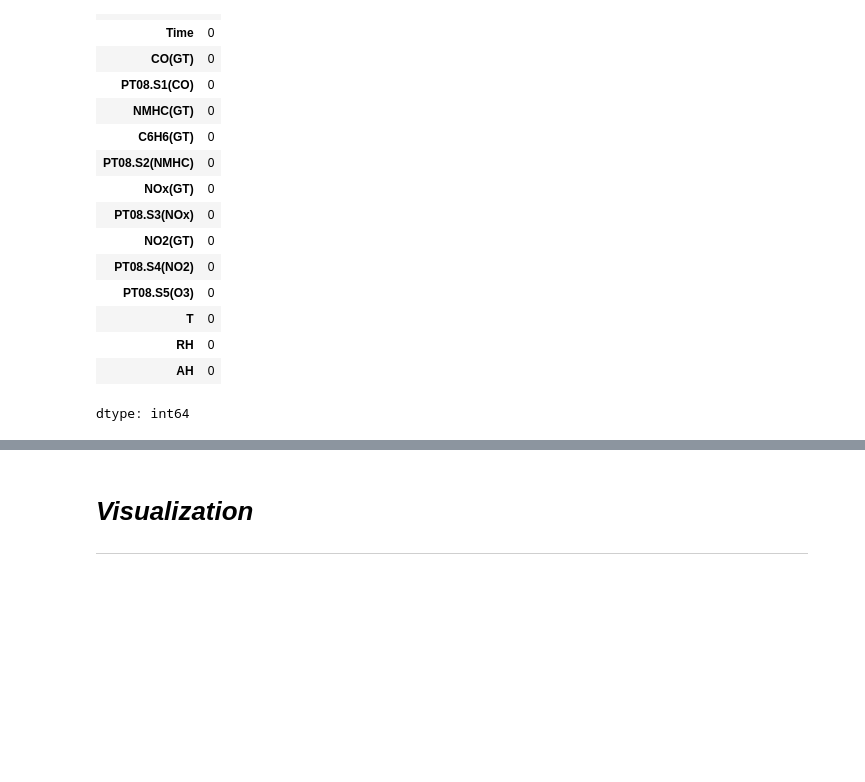
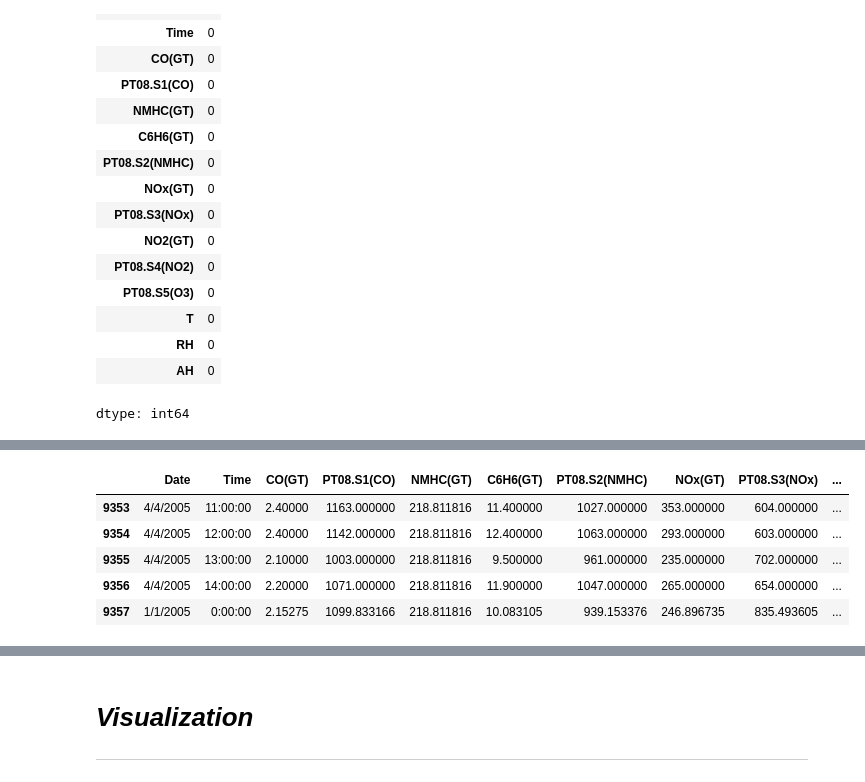
Before and after one commit to namharledba/Air-Quality-Prediction-Dashboard-, a Jupyter notebook: DataAnalysisFile.ipynb, the cells around one changed output, grey strips where cells are left out. Drawn from its saved outputs; the diff is of its cells as text; code cells hidden in the pictures; blank space fills up the shorter version.

```diff
--- a/DataAnalysisFile.ipynb
+++ b/DataAnalysisFile.ipynb
@@ -112,6 +127,7 @@ for col in numeric_cols_with_missing_indicator:
         df[col] = df[col].replace(-200, mean_val)
 
 df.dropna(axis=1, how='all', inplace=True)
+df.dropna(axis=0, how='all', inplace=True)
 
 df.fillna(df.mean(numeric_only=True), inplace=True)
 # %%
@@ -138,0 +166,9 @@ dtype: int64
+# %%
+df.tail()
+# %% [output]
+|  | Date | Time | CO(GT) | PT08.S1(CO) | NMHC(GT) | C6H6(GT) | PT08.S2(NMHC) | NOx(GT) | PT08.S3(NOx) | ... |
+| 9353 | 4/4/2005 | 11:00:00 | 2.40000 | 1163.000000 | 218.811816 | 11.400000 | 1027.000000 | 353.000000 | 604.000000 | ... |
+| 9354 | 4/4/2005 | 12:00:00 | 2.40000 | 1142.000000 | 218.811816 | 12.400000 | 1063.000000 | 293.000000 | 603.000000 | ... |
+| 9355 | 4/4/2005 | 13:00:00 | 2.10000 | 1003.000000 | 218.811816 | 9.500000 | 961.000000 | 235.000000 | 702.000000 | ... |
+| 9356 | 4/4/2005 | 14:00:00 | 2.20000 | 1071.000000 | 218.811816 | 11.900000 | 1047.000000 | 265.000000 | 654.000000 | ... |
+| 9357 | 1/1/2005 | 0:00:00 | 2.15275 | 1099.833166 | 218.811816 | 10.083105 | 939.153376 | 246.896735 | 835.493605 | ... |
```
Also changed, not shown: parts of 5 cells of this notebook.
